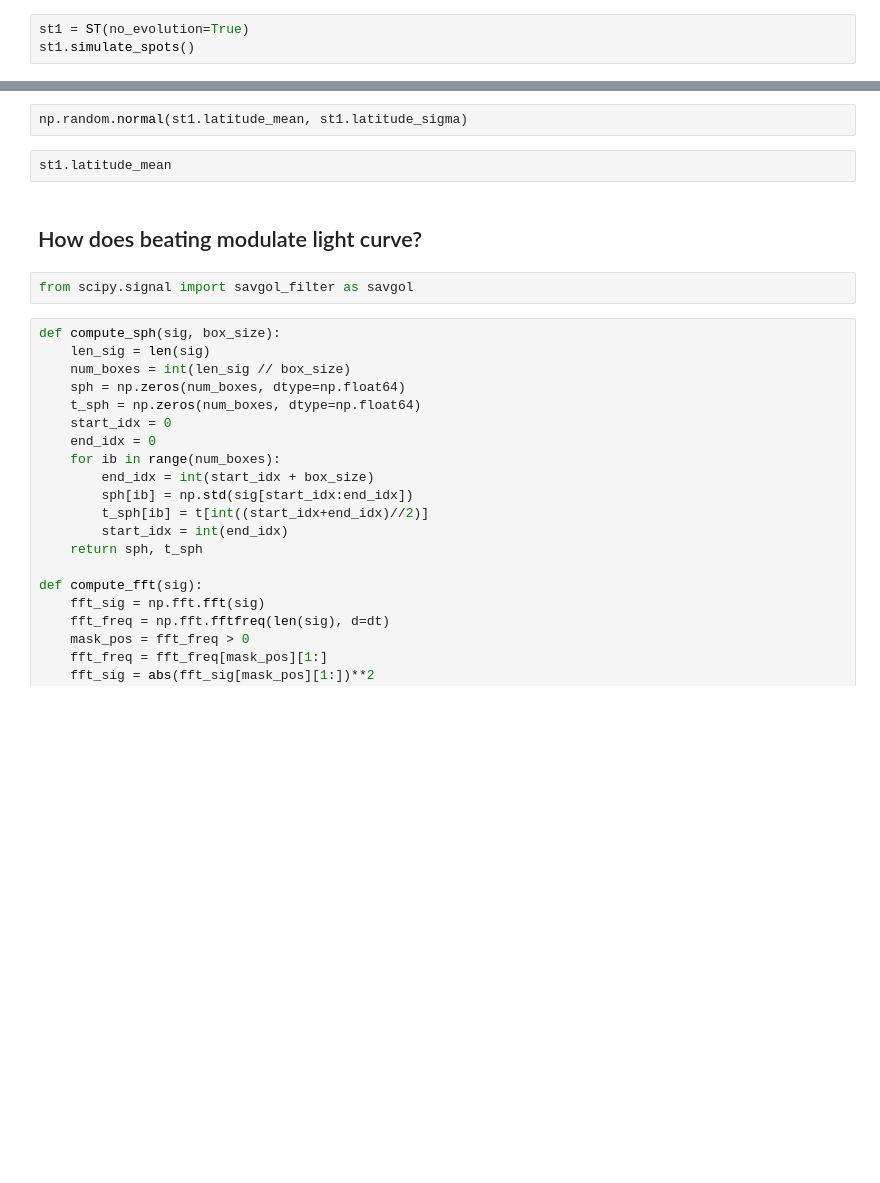
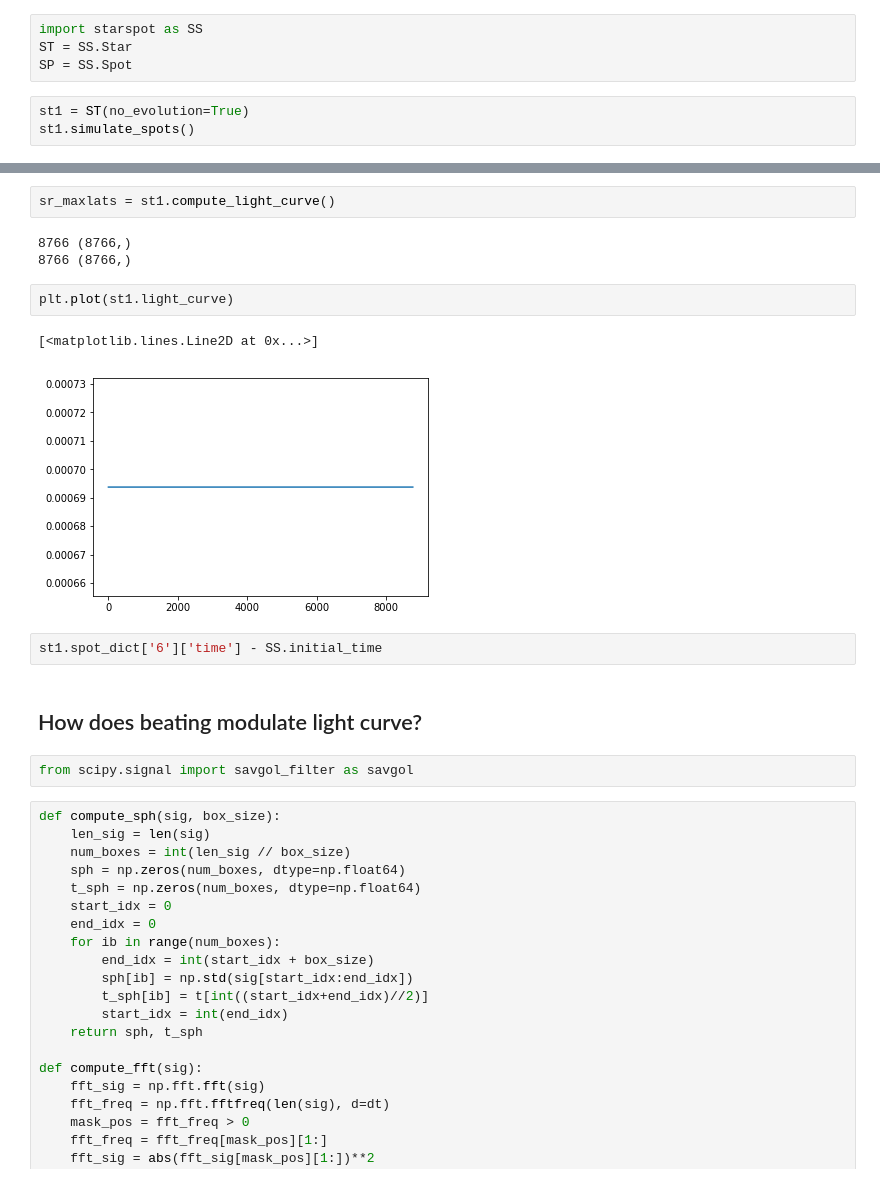
Before and after one commit to samarth-kashyap/starspots, a Jupyter notebook: notebooks/starspot.ipynb, the cells around one changed output, grey strips where cells are left out. Cells and saved outputs as stored; diff of their text form; blank space fills up the shorter version.

```diff
--- a/notebooks/starspot.ipynb
+++ b/notebooks/starspot.ipynb
@@ -4,3 +1,7 @@ from starspot import Spot as Spot
+# %%
+import starspot as SS
+ST = SS.Star
+SP = SS.Spot
 # %%
 st1 = ST(no_evolution=True)
 st1.simulate_spots()
@@ -31,7 +38,15 @@ plt.show()
-# %%
-np.random.normal(st1.latitude_mean, st1.latitude_sigma)
-# %%
-st1.latitude_mean
+# %%
+sr_maxlats = st1.compute_light_curve()
+# %% [output]
+8766 (8766,)
+8766 (8766,)
+# %%
+plt.plot(st1.light_curve)
+# %% [output]
+[<matplotlib.lines.Line2D at 0x...>]
+[figure, added]
+# %%
+st1.spot_dict['6']['time'] - SS.initial_time
 # %% [markdown]
 ## How does beating modulate light curve?
 # %%
```
Also changed, not shown: parts of 6 cells of this notebook, 2 other files.
